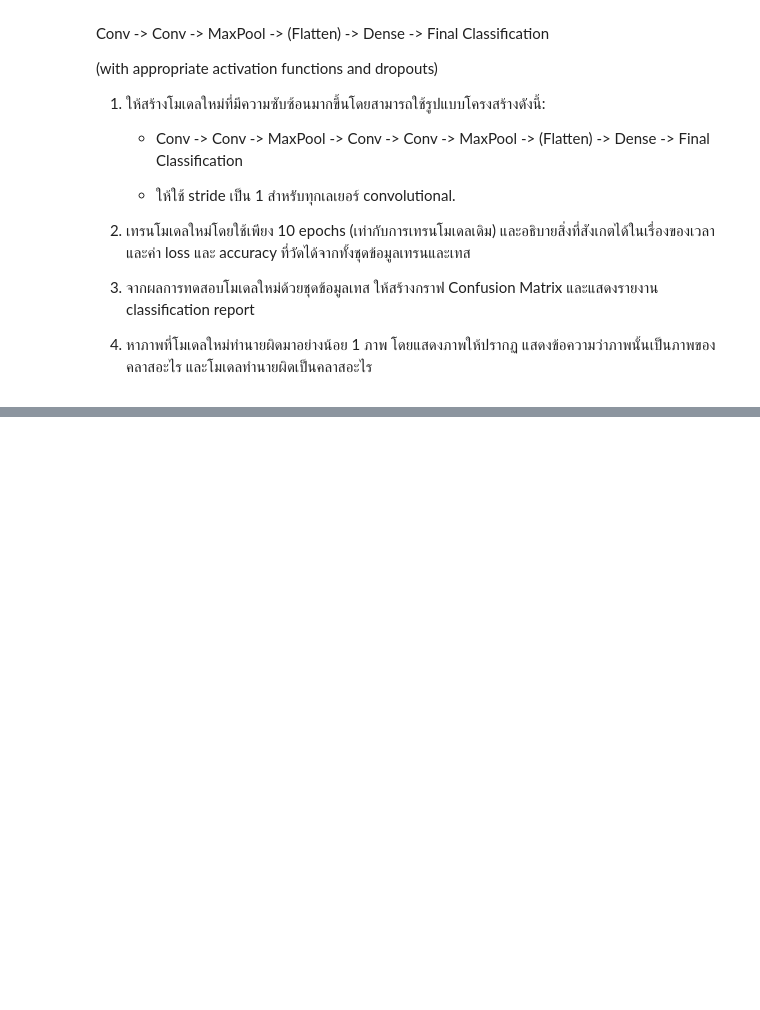
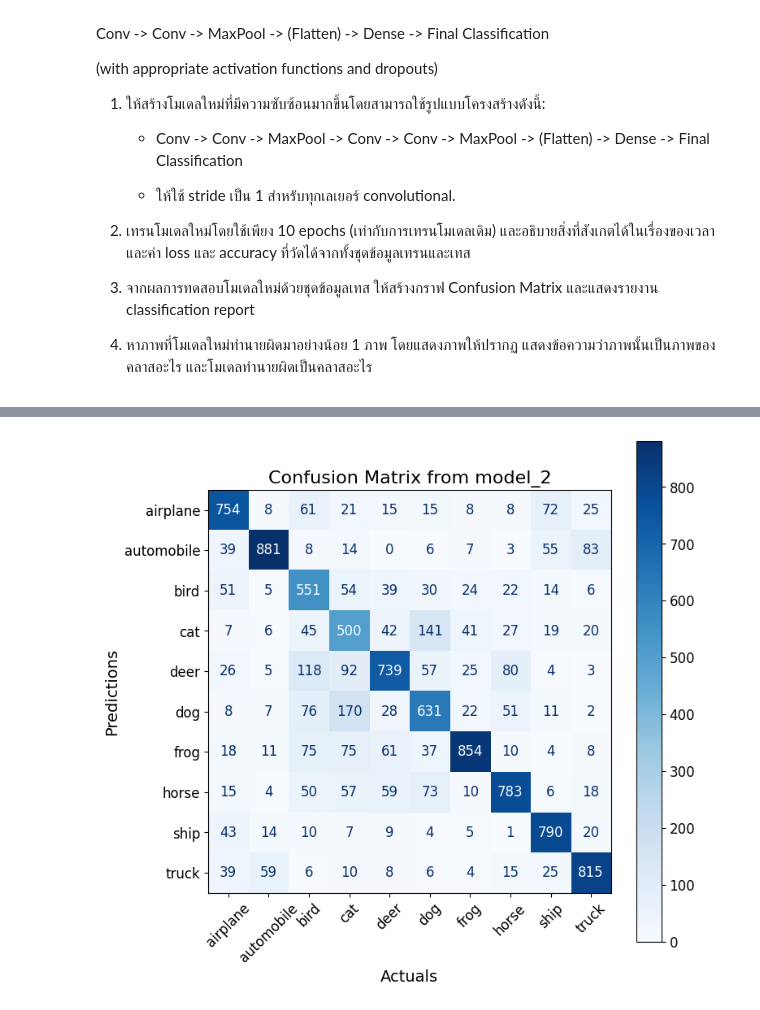
Before and after one commit to Unchana19/deep-learning, a Jupyter notebook: 06_CIFAR10_First_CNN_HW.ipynb, the cells around one changed output, grey strips where cells are left out. Saved outputs shown, nothing was run; the diff lists cells and outputs as text; code cells hidden in the pictures; blank space fills up the shorter version.

```diff
--- a/06_CIFAR10_First_CNN_HW.ipynb
+++ b/06_CIFAR10_First_CNN_HW.ipynb
@@ -316,0 +434,12 @@ Conv -> Conv -> MaxPool -> (Flatten) -> Dense -> Final Classification
+# %%
+print('Train Loss: {:.6f}, Accuracy: {:.6f}'.format(*model_2.evaluate(x_train, y_train, verbose=0)))
+print(' Test Loss: {:.6f}, Accuracy: {:.6f}'.format(*model_2.evaluate(x_test, y_test, verbose=0)))
+print()
+
+y_pred = model_2.predict(x_test, verbose=0)
+
+y_test_1d = np.argmax(y_test, axis=1)
+y_pred_1d = np.argmax(y_pred, axis=1)
+
+cm = confusion_matrix(y_true=y_test_1d, y_pred=y_pred_1d).T
+print(cm)
@@ -316,0 +460,13 @@ Conv -> Conv -> MaxPool -> (Flatten) -> Dense -> Final Classification
+# %%
+plt.rcParams.update({'font.size': 12})
+disp = ConfusionMatrixDisplay(confusion_matrix=cm, display_labels=class_names)
+fig, ax = plt.subplots(figsize=(8, 8))
+disp.plot(ax=ax, cmap=plt.cm.Blues)
+plt.xlabel('Actuals', fontsize=14)
+plt.ylabel('Predictions', fontsize=14)
+plt.xticks(fontsize=12, rotation=45)
+plt.yticks(fontsize=12)
+plt.title('Confusion Matrix from model_2', fontsize=16)
+plt.show()
+# %% [output]
+[figure, added]
```
Also changed, not shown: parts of 13 cells of this notebook, 1 other file.
